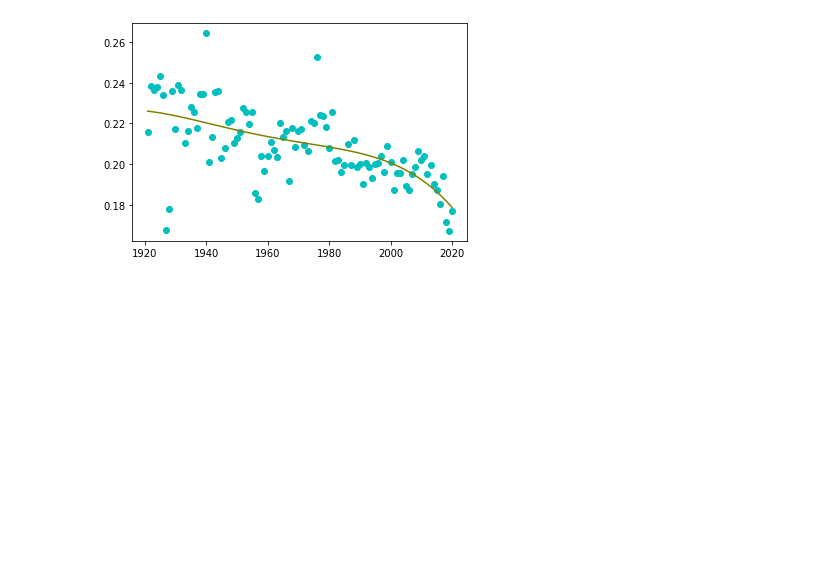
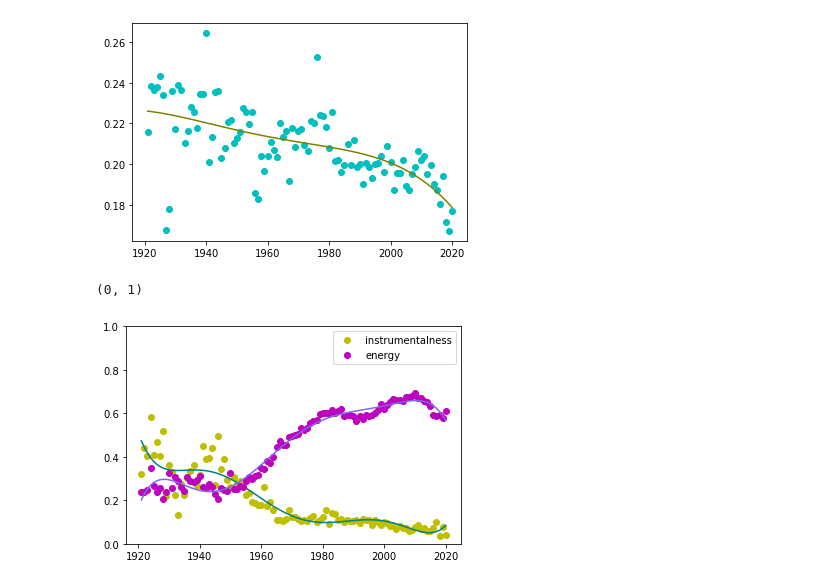
Before and after one commit to Wichaelian/ICM-2021, a Jupyter notebook: 2021_ICM_Problem_D_Data/Bullet 7.ipynb, the cells around one changed output. Drawn from its saved outputs; the diff is of its cells as text; code cells hidden in the pictures; blank space fills up the shorter version.

Commit message:
sampling graphs

```diff
--- a/2021_ICM_Problem_D_Data/Bullet 7.ipynb
+++ b/2021_ICM_Problem_D_Data/Bullet 7.ipynb
@@ -194,3 +194,17 @@ plt.plot(np.unique(year), np.poly1d(np.polyfit(year, lively, 5))(np.unique(year)
 # %% [output]
 [<matplotlib.lines.Line2D at 0x...>]
 [figure]
+# %%
+# "boom in the production of electronic and sample-based music" caused by sampling (from mellotrons in the 50s to 70s vinyl to digital in 80s studios and 80s+ portable)
+year = years['year']
+strum = years['instrumentalness']
+energy = years['energy']
+plt.plot(year, strum, 'yo', label = 'instrumentalness')
+plt.plot(np.unique(year), np.poly1d(np.polyfit(year, strum, 6))(np.unique(year)), 'teal')
+plt.plot(year, energy, 'mo', label= 'energy')
+plt.plot(np.unique(year), np.poly1d(np.polyfit(year, energy, 6))(np.unique(year)), 'mediumslateblue')
+plt.legend()
+plt.ylim(0, 1)
+# %% [output]
+(0, 1)
+[figure, added]
```
